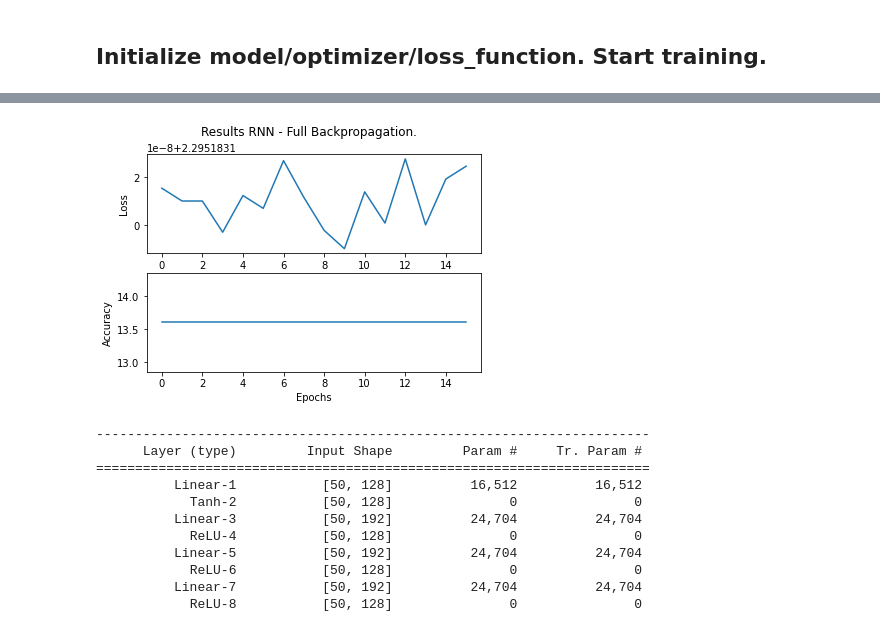
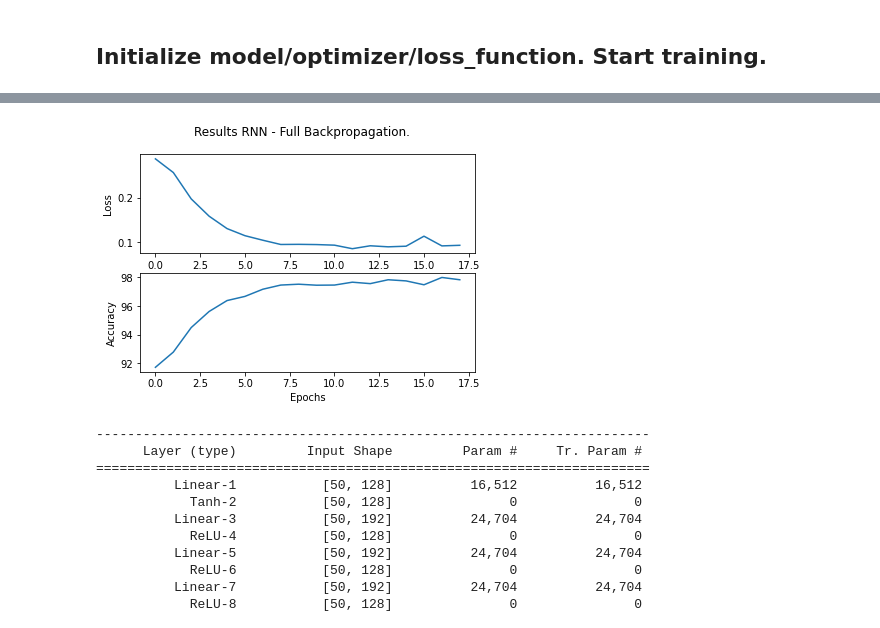
Before and after one commit to wiebetimmers/thesis_project, a Jupyter notebook: main_baseline_new.ipynb, the cells around one changed output, grey strips where cells are left out. Saved outputs shown, nothing was run; the diff lists cells and outputs as text; code cells hidden in the pictures.

Commit message:
Reservoir now also works for MNIST + readability fixes

```diff
--- a/main_baseline_new.ipynb
+++ b/main_baseline_new.ipynb
@@ -65,15 +65,15 @@ class Digits(Dataset):
 # %%
 # Initiliazing the data loaders for the digits dataset.
 
-train_data = Digits(mode='train')
-val_data = Digits(mode='val')
-test_data = Digits(mode='test')
+train_data_digits = Digits(mode='train')
+val_data_digits = Digits(mode='val')
+test_data_digits = Digits(mode='test')
 
 LABELS = train_data.target_names
 
-train_loader = DataLoader(train_data, batch_size=50, shuffle=True)
-val_loader = DataLoader(val_data, batch_size=50, shuffle=False)
-test_loader = DataLoader(test_data, batch_size=50, shuffle=False)
+train_loader_digits = DataLoader(train_data, batch_size=50, shuffle=True)
+val_loader_digits = DataLoader(val_data, batch_size=50, shuffle=False)
+test_loader_digits = DataLoader(test_data, batch_size=50, shuffle=False)
 
 result_dir = 'results_baseline_wiebe/'
 if not(os.path.exists(result_dir)):
@@ -112,7 +112,7 @@ class MNIST(Dataset):
         self.targets = []
 
         if mode == 'train':
-            for i in range(50000):
+            for i in range(40000):
                 self.data.append(data_set_train[i][0].numpy())
                 self.targets.append(data_set_train[i][1])
         elif mode == 'val':
@@ -160,7 +160,7 @@ plt.imshow(plottable_image, cmap='gray')
 ### The Baseline RNN
 # %%
 class RNN(nn.Module):
-    def __init__(self, input_size, hidden_size, output_size, T, dataset_MNIST = False):
+    def __init__(self, input_size, hidden_size, output_size, T, dataset = None):
         super(RNN, self).__init__()
 
         self.hidden_size = hidden_size
@@ -179,7 +179,7 @@ class RNN(nn.Module):
         self.recurrent_layer.weight.data.uniform_(-0.01, 0.01)
         self.output_layer.weight.data.uniform_(-0.01, 0.01)
 
-        self.mnist = dataset_MNIST
+        self.dataset = dataset
 
     def forward(self, input):
 
@@ -188,11 +188,11 @@ class RNN(nn.Module):
         hidden = self.f_0(self.input_hidden_layer(initial_hidden))
 
         for t in range(self.T):
-            if self.mnist == False:  # So we use the Digits dataset
+            if self.dataset == 'Digits':  # So we use the Digits dataset
                 combined = torch.cat((input, hidden), 1)
                 hidden = self.f_t(self.recurrent_layer(combined))
 
-            elif self.mnist == True: # So we use the MNIST dataset
+            elif self.dataset == 'MNIST': # So we use the MNIST dataset
 
                 # Squeeze the MNIST Tensor in 2 dimensions
                 three_d_tensor = input.squeeze(1)
@@ -349,8 +349,8 @@ def training(model, train_loader, val_loader, num_epochs, optimizer, loss_functi
 # %% [markdown]
 ## Parameter set-up
 # %%
-INPUT_SIZE_DIGITS = 64  # 8 * 8 pixels
-INPUT_SIZE_MNIST = 784  # 28 * 28 pixels
+input_size_digits = 64  # 8 * 8 pixels
+input_size_mnist = 784  # 28 * 28 pixels
 BATCH_SIZE = 50
 n_hidden = 128
 n_labels = 10
@@ -390,9 +390,9 @@ Epoch: 20 - Loss of: 0.14461972543171475 - Accuracy of: 96.57142639160156
 # %%
 # Perform training on the MNIST dataset
-model_mnist = RNN(INPUT_SIZE_MNIST, n_hidden, n_labels, T, dataset_MNIST = True)
-optimizer = optim.SGD([p for p in model.parameters() if p.requires_grad == True], lr=0.5, momentum=0.9)
-loss_function_mnist = nn.NLLLoss(reduction='sum') # Mean is also possible.
+model_mnist = RNN(input_size_mnist, n_hidden, n_labels, T, dataset = 'MNIST')
+optimizer_mnist = optim.SGD([p for p in model_mnist.parameters() if p.requires_grad == True], lr=lr_SGD, momentum=0.9)
+loss_function = nn.NLLLoss(reduction='sum') # Mean is also possible.
 
-trained_model_mnist = training(model_mnist, train_loader_mnist, val_loader_mnist, n_epochs, optimizer, loss_function_mnist, max_loss_iter)
+trained_model_mnist = training(model_mnist, train_loader_mnist, val_loader_mnist, n_epochs, optimizer_mnist, loss_function, max_loss_iter)
 # %% [output]
 Training started for 50 epochs.
@@ -415,3 +415,3 @@ Epoch: 15 - Loss of: 2.2951831245422363 - Accuracy of: 13.600000381469727
-[figure, old version]
+[figure, new version]
 # %%
 # Summary of the RNN model:
```
Also changed, not shown: parts of 7 cells of this notebook, 5 other files.
